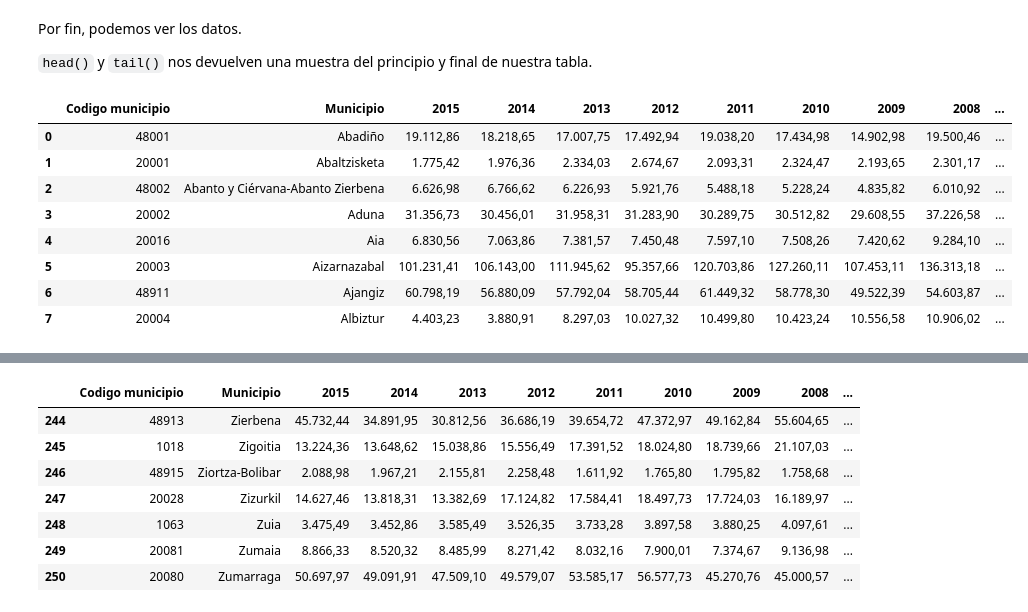
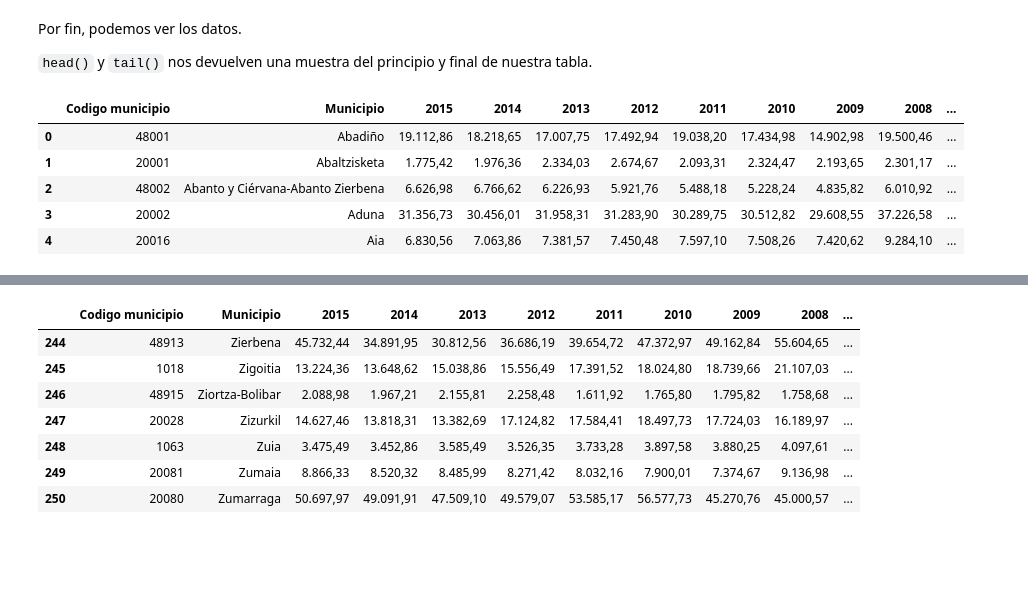
Before and after one commit to amejosecar/ia_dema, a Jupyter notebook: 01_Manipulacion_Basica_datos/00_Teoria/Manipulación_básica_de_datos.ipynb, the cells around one changed output, grey strips where cells are left out. Saved outputs shown, nothing was run; the diff lists cells and outputs as text; code cells hidden in the pictures; blank space fills up the shorter version.

```diff
--- a/01_Manipulacion_Basica_datos/00_Teoria/Manipulación_básica_de_datos.ipynb
+++ b/01_Manipulacion_Basica_datos/00_Teoria/Manipulación_básica_de_datos.ipynb
@@ -55,14 +58,11 @@ Por fin, podemos ver los datos.
 
 `head()` y `tail()` nos devuelven una muestra del principio y final de nuestra tabla.
 # %%
-consumo.head(8)
+consumo.head()
 # %% [output]
 |  | Codigo municipio | Municipio | 2015 | 2014 | 2013 | 2012 | 2011 | 2010 | 2009 | 2008 | ... |
 | 0 | 48001 | Abadiño | 19.112,86 | 18.218,65 | 17.007,75 | 17.492,94 | 19.038,20 | 17.434,98 | 14.902,98 | 19.500,46 | ... |
 | 1 | 20001 | Abaltzisketa | 1.775,42 | 1.976,36 | 2.334,03 | 2.674,67 | 2.093,31 | 2.324,47 | 2.193,65 | 2.301,17 | ... |
 | 2 | 48002 | Abanto y Ciérvana-Abanto Zierbena | 6.626,98 | 6.766,62 | 6.226,93 | 5.921,76 | 5.488,18 | 5.228,24 | 4.835,82 | 6.010,92 | ... |
 | 3 | 20002 | Aduna | 31.356,73 | 30.456,01 | 31.958,31 | 31.283,90 | 30.289,75 | 30.512,82 | 29.608,55 | 37.226,58 | ... |
 | 4 | 20016 | Aia | 6.830,56 | 7.063,86 | 7.381,57 | 7.450,48 | 7.597,10 | 7.508,26 | 7.420,62 | 9.284,10 | ... |
-| 5 | 20003 | Aizarnazabal | 101.231,41 | 106.143,00 | 111.945,62 | 95.357,66 | 120.703,86 | 127.260,11 | 107.453,11 | 136.313,18 | ... |
-| 6 | 48911 | Ajangiz | 60.798,19 | 56.880,09 | 57.792,04 | 58.705,44 | 61.449,32 | 58.778,30 | 49.522,39 | 54.603,87 | ... |
-| 7 | 20004 | Albiztur | 4.403,23 | 3.880,91 | 8.297,03 | 10.027,32 | 10.499,80 | 10.423,24 | 10.556,58 | 10.906,02 | ... |
```
Also changed, not shown: parts of 83 cells of this notebook.
